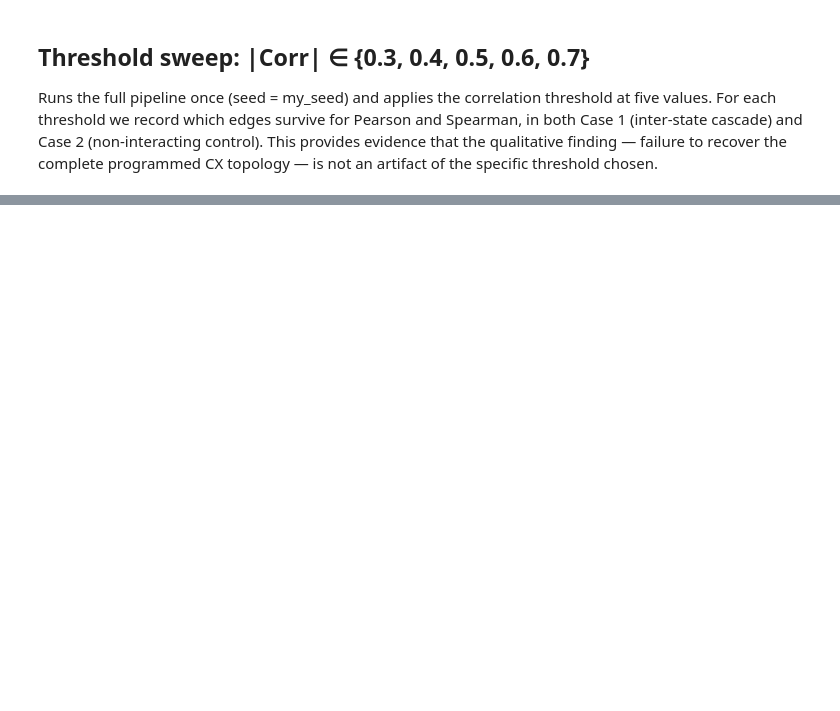
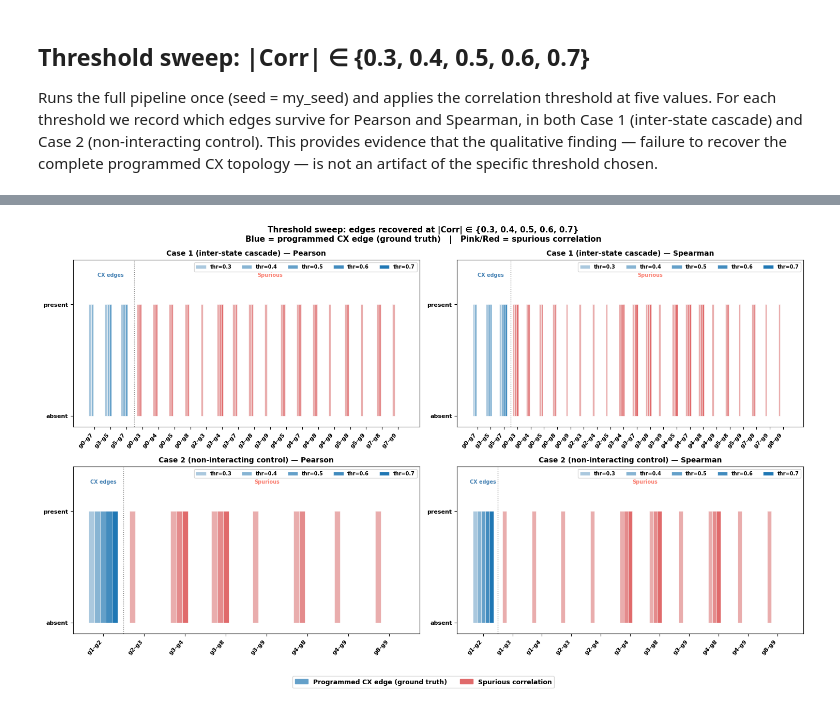
Before and after one commit to cailab-tamu/qSimCells, a Jupyter notebook: qSim_cell_chat.ipynb, the cells around one changed output, grey strips where cells are left out. Cells and saved outputs as stored; diff of their text form; code cells hidden in the pictures; blank space fills up the shorter version.

```diff
--- a/qSim_cell_chat.ipynb
+++ b/qSim_cell_chat.ipynb
@@ -943,15 +1009,15 @@ print('Sweep complete.')
 # %%
-# ── plot: for each case+method, one bar group per threshold ─────────────────
-fig, axes = plt.subplots(2, 2, figsize=(15, 9))
-fig.suptitle(
-    'Threshold sweep: edges recovered at |Corr| ∈ {0.3, 0.4, 0.5, 0.6, 0.7}\n'
-    'Blue = programmed CX edge (ground truth)   |   Pink = spurious correlation',
-    fontsize=11
-)
+import matplotlib.pyplot as plt
+import matplotlib.patches as mpatches
+import seaborn as sns  # Added for high-quality sequential color palettes
 
-COLOR_TRUE    = '#AED6F1'  # light blue
-COLOR_SPURIOUS = '#F1948A'  # light pink
-MARKERS = ['o','s','^','D','v']  # one per threshold
+# ── Updated Color Gradients ──────────────────────────────────────────────────
+# Using sequential palettes: lowest threshold is lightest, highest is deepest
+NUM_THRS = len(THRESHOLDS) # 5 thresholds: 0.3, 0.4, 0.5, 0.6, 0.7
+
+# Blues for ground truth, Reds/Pinks for spurious
+COLOR_TRUE_LIST = sns.light_palette("#1F77B4", n_colors=NUM_THRS + 2)[2:]  # Skip first 2 to avoid near-white
+COLOR_SPURIOUS_LIST = sns.light_palette("#D62728", n_colors=NUM_THRS + 2)[2:]
 
 def plot_threshold_sweep(ax, case, method, true_edges, title):
     # Collect all edges that appear at any threshold
@@ -964,9 +1030,9 @@ def plot_threshold_sweep(ax, case, method, true_edges, title):
 
     # Sort: true edges first, then spurious; within each group by label
     true_e_list    = sorted([e for e in all_edges if is_true(e, true_edges)],
-                             key=lambda e: f'{e[0]}-{e[1]}')
+                            key=lambda e: f'{e[0]}-{e[1]}')
     spurious_list  = sorted([e for e in all_edges if not is_true(e, true_edges)],
-                             key=lambda e: f'{e[0]}-{e[1]}')
+                            key=lambda e: f'{e[0]}-{e[1]}')
     ordered_edges  = true_e_list + spurious_list
     labels         = [f'{e[0]}-{e[1]}' for e in ordered_edges]
     x              = range(len(ordered_edges))
@@ -976,49 +1042,66 @@ def plot_threshold_sweep(ax, case, method, true_edges, title):
         present = sweep_results[case][method][thr]
         heights = [1 if e in present or (e[1],e[0]) in present else 0
                    for e in ordered_edges]
-        colors  = [COLOR_TRUE if is_true(e, true_edges) else COLOR_SPURIOUS
+
+        # Select the specific gradient color for this threshold index (ti)
+        colors  = [COLOR_TRUE_LIST[ti] if is_true(e, true_edges) else COLOR_SPURIOUS_LIST[ti]
                    for e in ordered_edges]
+
         offset  = (ti - len(THRESHOLDS)/2 + 0.5) * bar_w
         xpos    = [xi + offset for xi in x]
+
+        # Removed alpha variation so the true color gradient shines through cleanly
         ax.bar(xpos, heights, width=bar_w, color=colors,
                edgecolor='white', linewidth=0.4,
-               label=f'thr={thr}', alpha=0.6 + 0.08*ti)
+               label=f'thr={thr}')
 
     ax.set_xticks(list(x))
     ax.set_xticklabels(labels, rotation=45, ha='right', fontsize=8)
     ax.set_yticks([0, 1])
     ax.set_yticklabels(['absent', 'present'], fontsize=8)
     ax.set_ylim(-0.1, 1.4)
     ax.set_title(title, fontsize=10, fontweight='bold')
+
+    # Optional: Update the subplot legend to show the color steps explicitly per threshold
     ax.legend(fontsize=7, loc='upper right', ncol=len(THRESHOLDS))
 
     # Mark programmed CX edges with a vertical separator line
     if true_e_list:
         ax.axvline(len(true_e_list) - 0.5, color='gray',
                    linestyle=':', linewidth=1, label='_nolegend_')
         ax.text(len(true_e_list)/2 - 0.5, 1.25, 'CX edges',
                 ha='center', fontsize=7, color='steelblue')
         ax.text(len(true_e_list) + (len(spurious_list))/2 - 0.5, 1.25, 'Spurious',
                 ha='center', fontsize=7, color='salmon')
 
+# ── Re-plotting and updated global legend ────────────────────────────────────
+fig, axes = plt.subplots(2, 2, figsize=(15, 9))
+fig.suptitle(
+    'Threshold sweep: edges recovered at |Corr| ∈ {0.3, 0.4, 0.5, 0.6, 0.7}\n'
+    'Blue = programmed CX edge (ground truth)   |   Pink/Red = spurious correlation',
+    fontsize=11
+)
+
 plot_threshold_sweep(axes[0,0], 'Case1', 'pearson',
                      TRUE_EDGES_CASE1, 'Case 1 (inter-state cascade) — Pearson')
 plot_threshold_sweep(axes[0,1], 'Case1', 'spearman',
                      TRUE_EDGES_CASE1, 'Case 1 (inter-state cascade) — Spearman')
 plot_threshold_sweep(axes[1,0], 'Case2', 'pearson',
                      TRUE_EDGES_CASE2, 'Case 2 (non-interacting control) — Pearson')
 plot_threshold_sweep(axes[1,1], 'Case2', 'spearman',
                      TRUE_EDGES_CASE2, 'Case 2 (non-interacting control) — Spearman')
 
-blue_patch  = mpatches.Patch(color=COLOR_TRUE,     label='Programmed CX edge (ground truth)')
-pink_patch  = mpatches.Patch(color=COLOR_SPURIOUS, label='Spurious correlation')
+# Use middle-range colors from our lists for the global legend patches
+blue_patch  = mpatches.Patch(color=COLOR_TRUE_LIST[2],     label='Programmed CX edge (ground truth)')
+pink_patch  = mpatches.Patch(color=COLOR_SPURIOUS_LIST[2], label='Spurious correlation')
 fig.legend(handles=[blue_patch, pink_patch], loc='lower center',
            ncol=2, fontsize=9, bbox_to_anchor=(0.5, -0.02))
 
 plt.tight_layout(rect=[0, 0.04, 1, 1])
 plt.savefig('threshold_sweep.svg', bbox_inches='tight')
 plt.show()
-print('Figure saved as threshold_sweep.svg')
+# %% [output]
+[figure, added]
 # %%
 # ── print summary: which CX edges are recovered at each threshold ────────────
 print('=== THRESHOLD SWEEP SUMMARY ===')
```
Also changed, not shown: parts of 21 cells of this notebook, 1 other file.
